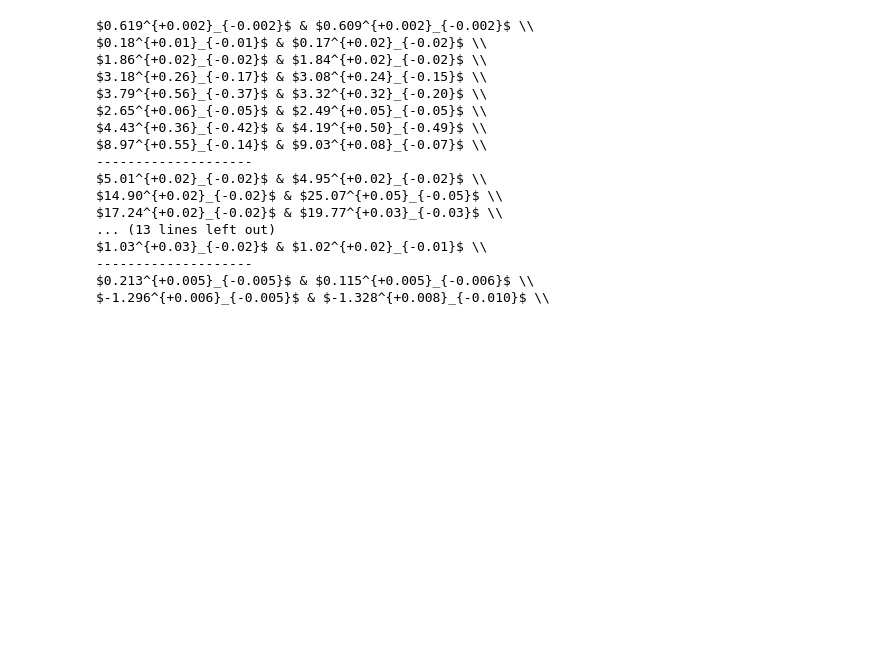
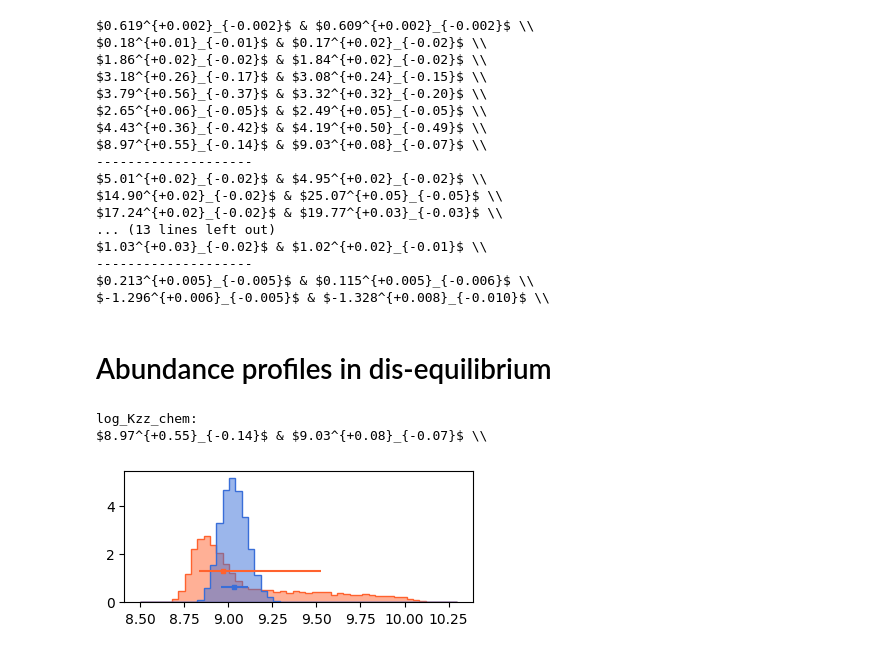
Before and after one commit to samderegt/retrieval_base, a Jupyter notebook: Luhman_16/figures/plot_K_band_chem_ratios.ipynb, the cells around one changed output. Cells and saved outputs as stored; diff of their text form; code cells hidden in the pictures; blank space fills up the shorter version.

```diff
--- a/Luhman_16/figures/plot_K_band_chem_ratios.ipynb
+++ b/Luhman_16/figures/plot_K_band_chem_ratios.ipynb
@@ -424,3 +428,5 @@ $1.03^{+0.03}_{-0.02}$ & $1.02^{+0.02}_{-0.01}$ \\
 --------------------
 $0.213^{+0.005}_{-0.005}$ & $0.115^{+0.005}_{-0.006}$ \\
 $-1.296^{+0.006}_{-0.005}$ & $-1.328^{+0.008}_{-0.010}$ \\
+# %% [markdown]
+# Abundance profiles in dis-equilibrium
@@ -426,0 +473,20 @@ $-1.296^{+0.006}_{-0.005}$ & $-1.328^{+0.008}_{-0.010}$ \\
+# %%
+log_Kzz_A_eq = A_eq.posterior[:,A_eq.ParamTable.get('log_Kzz_chem', key='idx_free')]
+log_Kzz_B_eq = B_eq.posterior[:,B_eq.ParamTable.get('log_Kzz_chem', key='idx_free')]
+
+print('log_Kzz_chem:')
+result_utils.latex_format(log_Kzz_A_eq, log_Kzz_B_eq, decimals=2)
+
+bins = 50; hist_range = [8.5,10.3]
+fig, ax = plt.subplots(figsize=(4.5,1.7))
+ax.hist(log_Kzz_A_eq, label='A', bins=bins, range=hist_range, **hist_kwargs_A_eq)
+ax.hist(log_Kzz_B_eq, label='B', bins=bins, range=hist_range, **hist_kwargs_B_eq)
+# ax.hist(chem_ratios_A[key], label='A', bins=bins, range=hist_range, **hist_kwargs_A)
+plot_errorbar(ax, log_Kzz_A_eq, y=0.24, q=result_utils.q[[2,4]], color=color_A)
+plot_errorbar(ax, log_Kzz_B_eq, y=0.12, q=result_utils.q[[2,4]], color=color_B)
+
+plt.show()
+# %% [output]
+log_Kzz_chem:
+$8.97^{+0.55}_{-0.14}$ & $9.03^{+0.08}_{-0.07}$ \\
+[figure, added]
```
Also changed, not shown: parts of 18 cells of this notebook, 1 other file.
